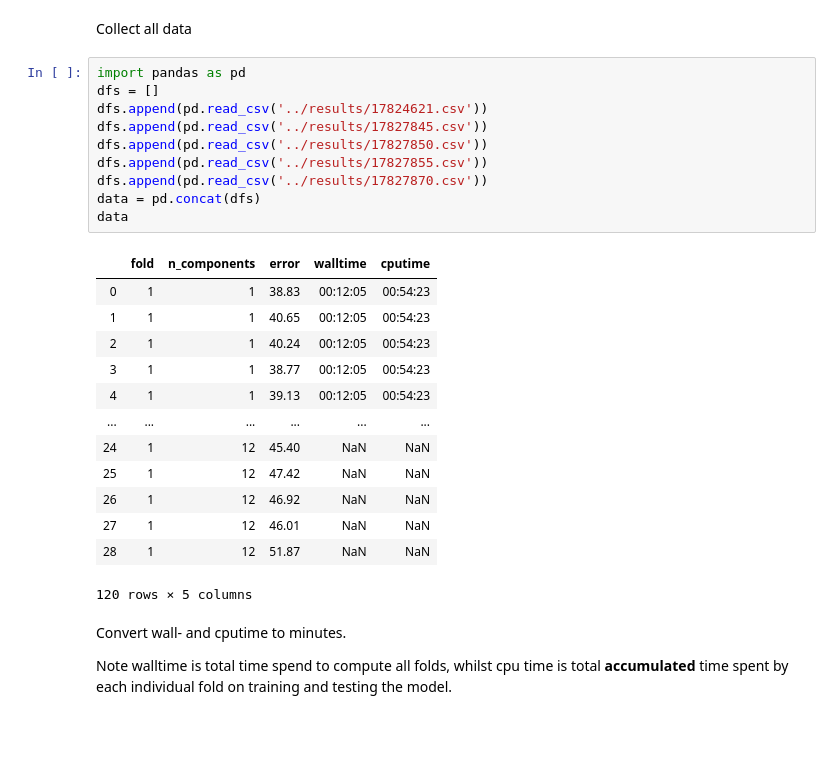
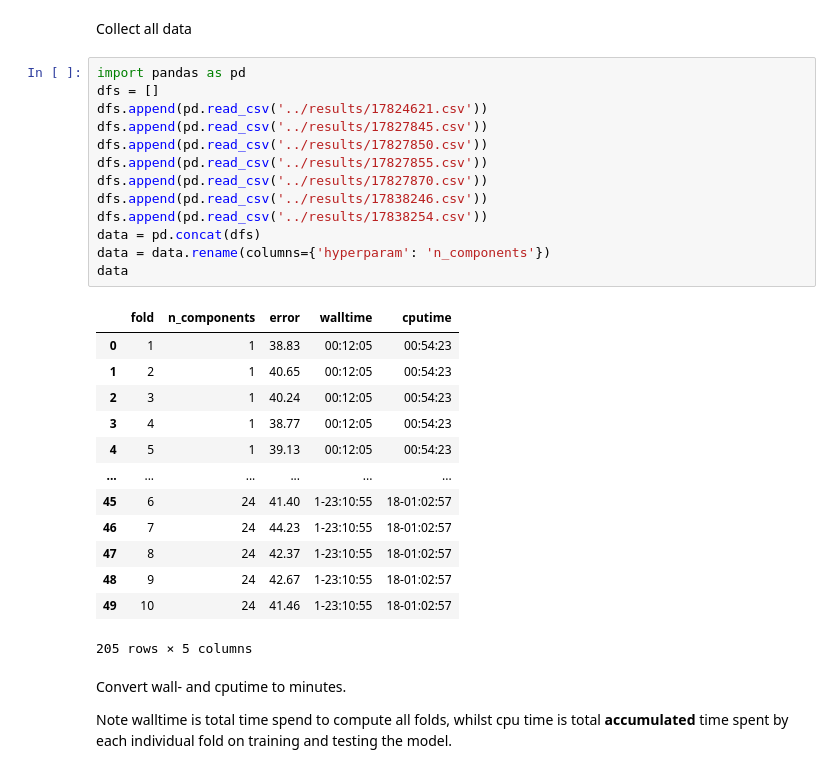
Before and after one commit to dunnkers/music-key-classification, a Jupyter notebook: src/peregrine_results.ipynb, the cells around one changed output. Saved outputs shown, nothing was run; the diff lists cells and outputs as text; blank space fills up the shorter version.

```diff
--- a/src/peregrine_results.ipynb
+++ b/src/peregrine_results.ipynb
@@ -3,27 +3,30 @@ Collect all data
 # %%
 import pandas as pd
 dfs = []
 dfs.append(pd.read_csv('../results/17824621.csv'))
 dfs.append(pd.read_csv('../results/17827845.csv'))
 dfs.append(pd.read_csv('../results/17827850.csv'))
 dfs.append(pd.read_csv('../results/17827855.csv'))
 dfs.append(pd.read_csv('../results/17827870.csv'))
+dfs.append(pd.read_csv('../results/17838246.csv'))
+dfs.append(pd.read_csv('../results/17838254.csv'))
 data = pd.concat(dfs)
+data = data.rename(columns={'hyperparam': 'n_components'})
 data
 # %% [output]
 |  | fold | n_components | error | walltime | cputime |
 | 0 | 1 | 1 | 38.83 | 00:12:05 | 00:54:23 |
-| 1 | 1 | 1 | 40.65 | 00:12:05 | 00:54:23 |
-| 2 | 1 | 1 | 40.24 | 00:12:05 | 00:54:23 |
-| 3 | 1 | 1 | 38.77 | 00:12:05 | 00:54:23 |
-| 4 | 1 | 1 | 39.13 | 00:12:05 | 00:54:23 |
+| 1 | 2 | 1 | 40.65 | 00:12:05 | 00:54:23 |
+| 2 | 3 | 1 | 40.24 | 00:12:05 | 00:54:23 |
+| 3 | 4 | 1 | 38.77 | 00:12:05 | 00:54:23 |
+| 4 | 5 | 1 | 39.13 | 00:12:05 | 00:54:23 |
 | ... | ... | ... | ... | ... | ... |
-| 24 | 1 | 12 | 45.40 | NaN | NaN |
-| 25 | 1 | 12 | 47.42 | NaN | NaN |
-| 26 | 1 | 12 | 46.92 | NaN | NaN |
-| 27 | 1 | 12 | 46.01 | NaN | NaN |
-| 28 | 1 | 12 | 51.87 | NaN | NaN |
+| 45 | 6 | 24 | 41.40 | 1-23:10:55 | 18-01:02:57 |
+| 46 | 7 | 24 | 44.23 | 1-23:10:55 | 18-01:02:57 |
+| 47 | 8 | 24 | 42.37 | 1-23:10:55 | 18-01:02:57 |
+| 48 | 9 | 24 | 42.67 | 1-23:10:55 | 18-01:02:57 |
+| 49 | 10 | 24 | 41.46 | 1-23:10:55 | 18-01:02:57 |
-120 rows × 5 columns
+205 rows × 5 columns
 # %% [markdown]
 Convert wall- and cputime to minutes.
 
```
Also changed, not shown: parts of 7 cells of this notebook, 10 other files.
